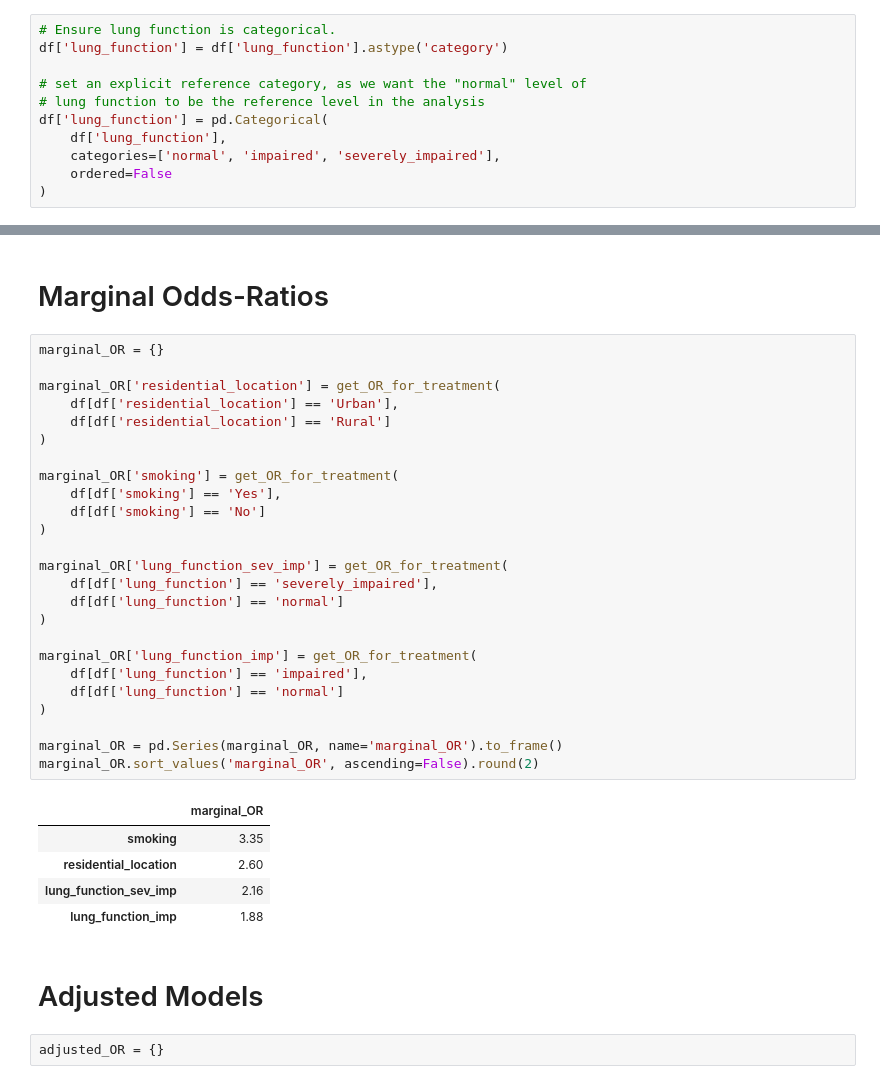
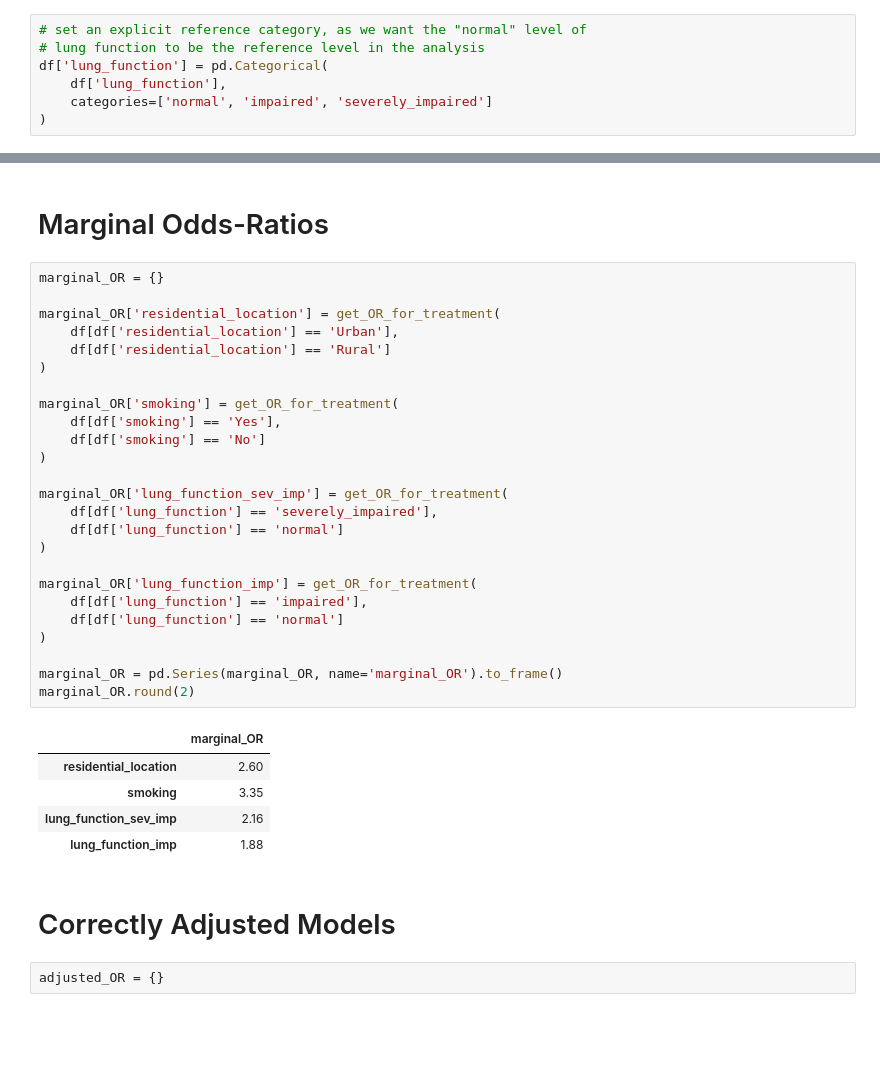
Before and after one commit to roncho12/causal_inference_examples, a Jupyter notebook: estimating_causal_effects_smoking_example.ipynb.ipynb, the cells around one changed output, grey strips where cells are left out. Saved outputs shown, nothing was run; the diff lists cells and outputs as text; blank space fills up the shorter version.

```diff
--- a/estimating_causal_effects_smoking_example.ipynb.ipynb
+++ b/estimating_causal_effects_smoking_example.ipynb.ipynb
@@ -151,12 +150,8 @@ df.sample(10)
 # %%
-# Ensure lung function is categorical.
-df['lung_function'] = df['lung_function'].astype('category')
-
 # set an explicit reference category, as we want the "normal" level of
 # lung function to be the reference level in the analysis
 df['lung_function'] = pd.Categorical(
     df['lung_function'],
-    categories=['normal', 'impaired', 'severely_impaired'],
-    ordered=False
+    categories=['normal', 'impaired', 'severely_impaired']
 )
 # %% [markdown]
@@ -254,36 +253,36 @@ full_model_OR.round(2)
 # %%
 marginal_OR = {}
 
 marginal_OR['residential_location'] = get_OR_for_treatment(
     df[df['residential_location'] == 'Urban'],
     df[df['residential_location'] == 'Rural']
 )
 
 marginal_OR['smoking'] = get_OR_for_treatment(
     df[df['smoking'] == 'Yes'],
     df[df['smoking'] == 'No']
 )
 
 marginal_OR['lung_function_sev_imp'] = get_OR_for_treatment(
     df[df['lung_function'] == 'severely_impaired'],
     df[df['lung_function'] == 'normal']
 )
 
 marginal_OR['lung_function_imp'] = get_OR_for_treatment(
     df[df['lung_function'] == 'impaired'],
     df[df['lung_function'] == 'normal']
 )
 
 marginal_OR = pd.Series(marginal_OR, name='marginal_OR').to_frame()
-marginal_OR.sort_values('marginal_OR', ascending=False).round(2)
+marginal_OR.round(2)
 # %% [output]
 |  | marginal_OR |
+| residential_location | 2.60 |
 | smoking | 3.35 |
-| residential_location | 2.60 |
 | lung_function_sev_imp | 2.16 |
 | lung_function_imp | 1.88 |
 # %% [markdown]
-# Adjusted Models
+# Correctly Adjusted Models
 # %%
 adjusted_OR = {}
 # %% [markdown]
```
Also changed, not shown: parts of 16 cells of this notebook.
